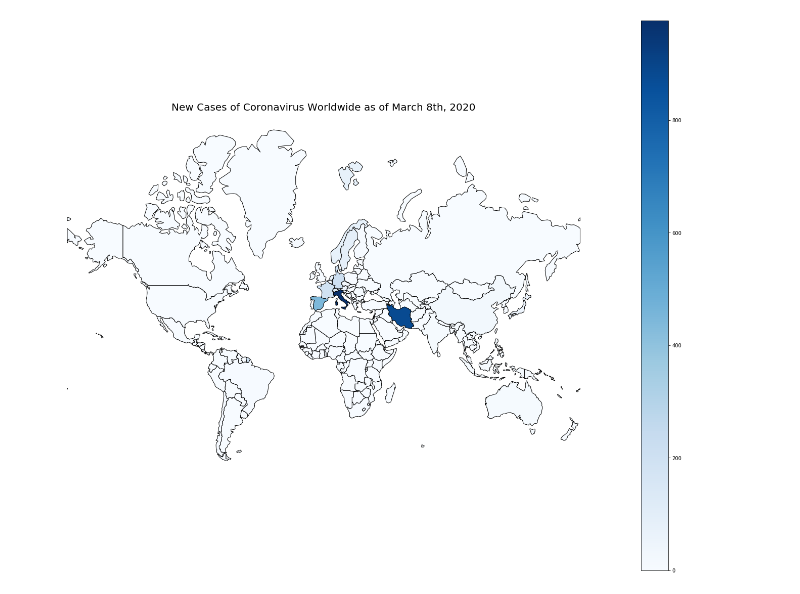
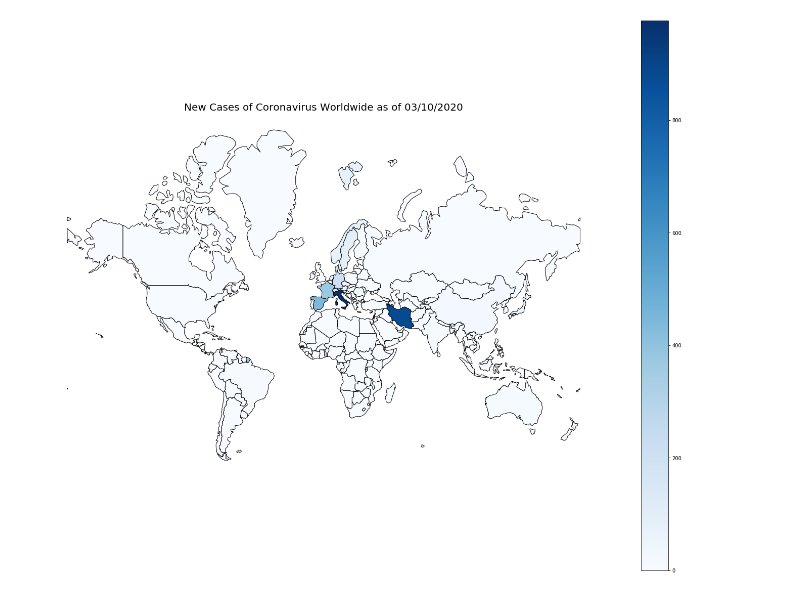
Before and after one commit to adriana-abella/disease-cases, a Jupyter notebook: disease_cases.ipynb, the cells around one changed output. Saved outputs shown, nothing was run; the diff lists cells and outputs as text; code cells hidden in the pictures.

Commit message:
Updated case analysis notebook
Updated code and visualization of new coronavirus cases worldwide

```diff
--- a/disease_cases.ipynb
+++ b/disease_cases.ipynb
@@ -38,11 +39,12 @@ df_cases
 # %%
 world = geopandas.read_file(geopandas.datasets.get_path('naturalearth_lowres'))
 world = world.to_crs(epsg=3395)
 world = world.drop(world.index[159])
 merged = world.set_index('name').join(df_cases)
 merged['NewCases'] = merged['NewCases'].fillna(0)
-ax2 = merged.plot(column='NewCases', cmap = 'Blues', legend = True, figsize=(25,20), edgecolor = 'black')
-ax2.set_title('New Cases of Coronavirus Worldwide as of March 10th, 2020', fontdict={'fontsize': 20}, loc='center')
-ax2.set_axis_off()
+ax = merged.plot(column='NewCases', cmap = 'Blues', legend = True, figsize=(25,20), edgecolor = 'black')
+date = dt.datetime.today().strftime("%m/%d/%Y")
+ax.set_title('New Cases of Coronavirus Worldwide as of ' + date, fontdict={'fontsize': 20}, loc='center')
+ax.set_axis_off()
 # %% [output]
-[figure, old version]
+[figure, new version]
```
Also changed, not shown: parts of 1 cell of this notebook.
